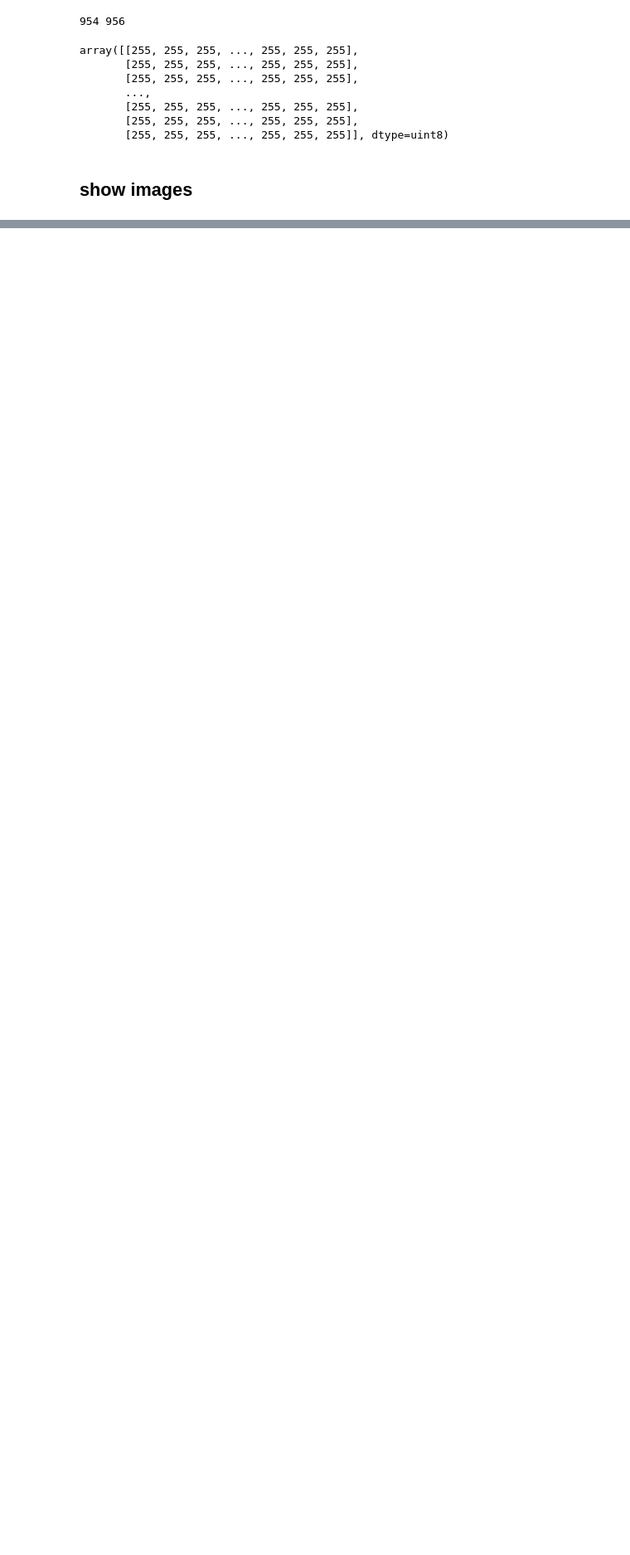
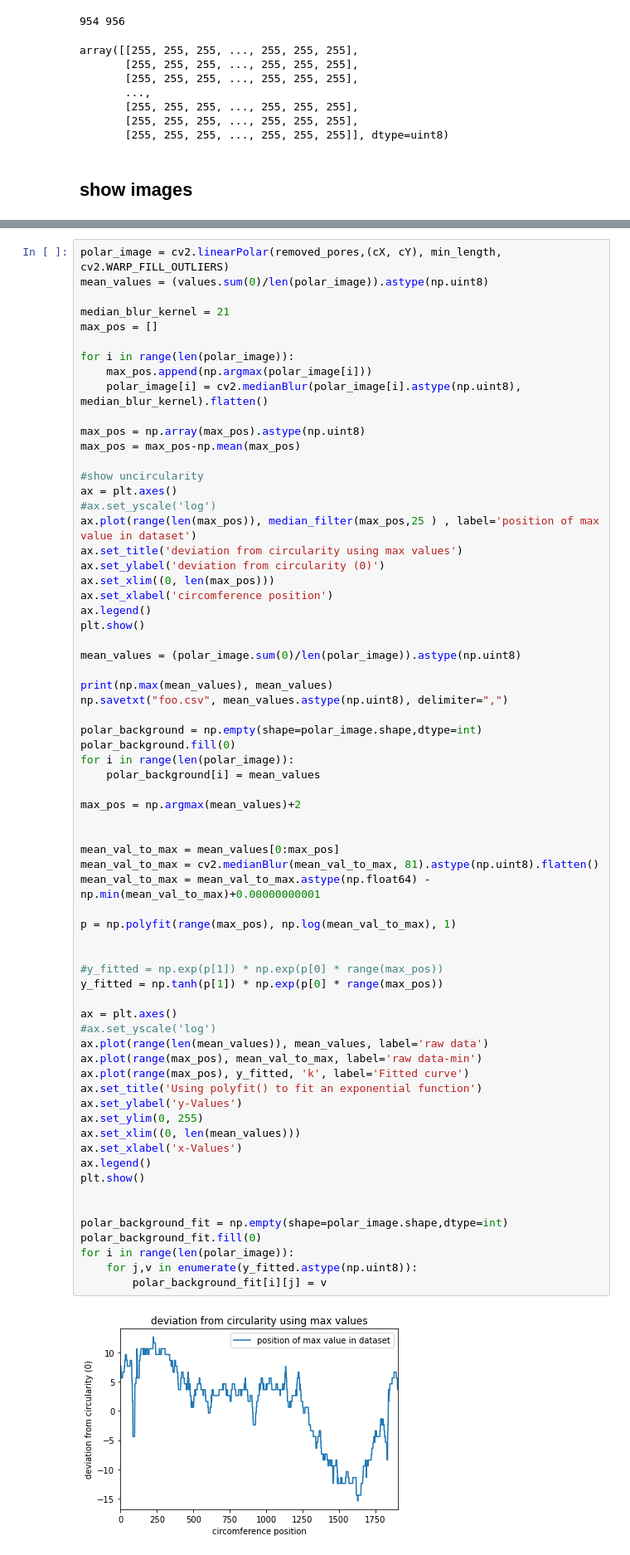
Before and after one commit to kleinerELM/CT_edge_hardening_remover, a Jupyter notebook: edge hardening remover.ipynb, the cells around one changed output, grey strips where cells are left out. Shown at 83% size. Cells and saved outputs as stored; diff of their text form; blank space fills up the shorter version.

```diff
--- a/edge hardening remover.ipynb
+++ b/edge hardening remover.ipynb
@@ -258,0 +251,69 @@ plt.show()
+# %%
+polar_image = cv2.linearPolar(removed_pores,(cX, cY), min_length, cv2.WARP_FILL_OUTLIERS)
+mean_values = (values.sum(0)/len(polar_image)).astype(np.uint8)
+
+median_blur_kernel = 21
+max_pos = []
+
+for i in range(len(polar_image)):
+	max_pos.append(np.argmax(polar_image[i]))
+	polar_image[i] = cv2.medianBlur(polar_image[i].astype(np.uint8), median_blur_kernel).flatten()
+
+max_pos = np.array(max_pos).astype(np.uint8)
+max_pos = max_pos-np.mean(max_pos)
+
+#show uncircularity
+ax = plt.axes()
+#ax.set_yscale('log')
+ax.plot(range(len(max_pos)), median_filter(max_pos,25 ) , label='position of max value in dataset')
+ax.set_title('deviation from circularity using max values')
+ax.set_ylabel('deviation from circularity (0)')
+ax.set_xlim((0, len(max_pos)))
+ax.set_xlabel('circomference position')
+ax.legend()
+plt.show()
+
+mean_values = (polar_image.sum(0)/len(polar_image)).astype(np.uint8)
+
+print(np.max(mean_values), mean_values)
+np.savetxt("foo.csv", mean_values.astype(np.uint8), delimiter=",")
+
+polar_background = np.empty(shape=polar_image.shape,dtype=int)
+polar_background.fill(0)
+for i in range(len(polar_image)):
+	polar_background[i] = mean_values
+
+max_pos = np.argmax(mean_values)+2
+
+
+mean_val_to_max = mean_values[0:max_pos]
+mean_val_to_max = cv2.medianBlur(mean_val_to_max, 81).astype(np.uint8).flatten()
+mean_val_to_max = mean_val_to_max.astype(np.float64) - np.min(mean_val_to_max)+0.00000000001
+
+p = np.polyfit(range(max_pos), np.log(mean_val_to_max), 1)
+
+
+#y_fitted = np.exp(p[1]) * np.exp(p[0] * range(max_pos))
+y_fitted = np.tanh(p[1]) * np.exp(p[0] * range(max_pos))
+
+ax = plt.axes()
+#ax.set_yscale('log')
+ax.plot(range(len(mean_values)), mean_values, label='raw data')
+ax.plot(range(max_pos), mean_val_to_max, label='raw data-min')
+ax.plot(range(max_pos), y_fitted, 'k', label='Fitted curve')
+ax.set_title('Using polyfit() to fit an exponential function')
+ax.set_ylabel('y-Values')
+ax.set_ylim(0, 255)
+ax.set_xlim((0, len(mean_values)))
+ax.set_xlabel('x-Values')
+ax.legend()
+plt.show()
+
+
+polar_background_fit = np.empty(shape=polar_image.shape,dtype=int)
+polar_background_fit.fill(0)
+for i in range(len(polar_image)):
+	for j,v in enumerate(y_fitted.astype(np.uint8)):
+		polar_background_fit[i][j] = v
+# %% [output]
+[figure, added]
```
Also changed, not shown: parts of 5 cells of this notebook, 2 other files.
